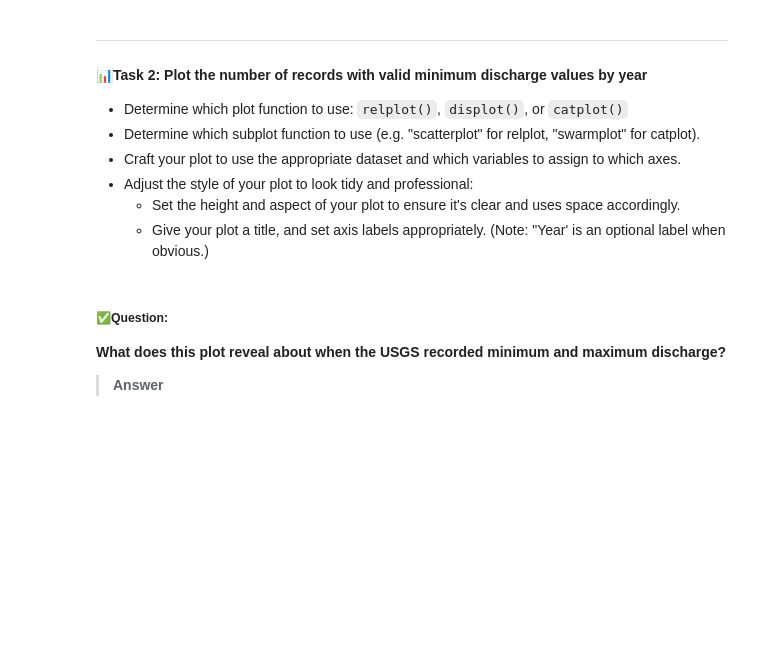
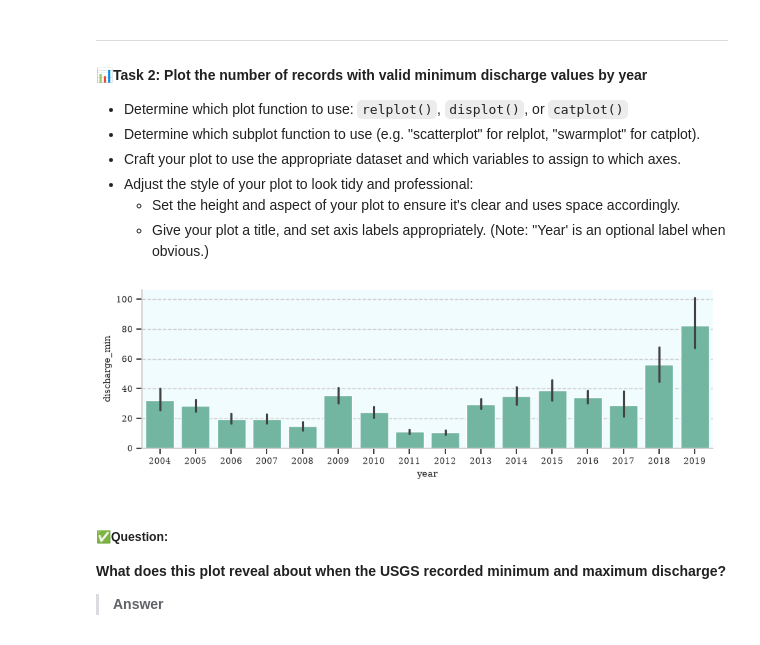
Before and after one commit to Sophiacyt/ENV700, a Jupyter notebook: Lessons/M5-L-visualization-exercises.ipynb, the cells around one changed output. Cells and saved outputs as stored; diff of their text form; code cells hidden in the pictures; blank space fills up the shorter version.

Commit message:
plot2

```diff
--- a/Lessons/M5-L-visualization-exercises.ipynb
+++ b/Lessons/M5-L-visualization-exercises.ipynb
@@ -141,6 +141,17 @@ plot_1.set(
     - Give your plot a title, and set axis labels appropriately. (Note: "Year' is an optional label when obvious.)
 # %%
 # Plot the number of records by year
+
+plot_2 = sns.catplot(
+    data = USGS_flow.loc[USGS_flow['discharge_min'].notna()],
+    y='discharge_min',
+    x='year',
+    kind ='bar',
+    aspect = 3,
+    height = 3
+);
+# %% [output]
+[figure, added]
 # %% [markdown]
 ##### ✅Question:
 **What does this plot reveal about when the USGS recorded minimum and maximum discharge?**
```
